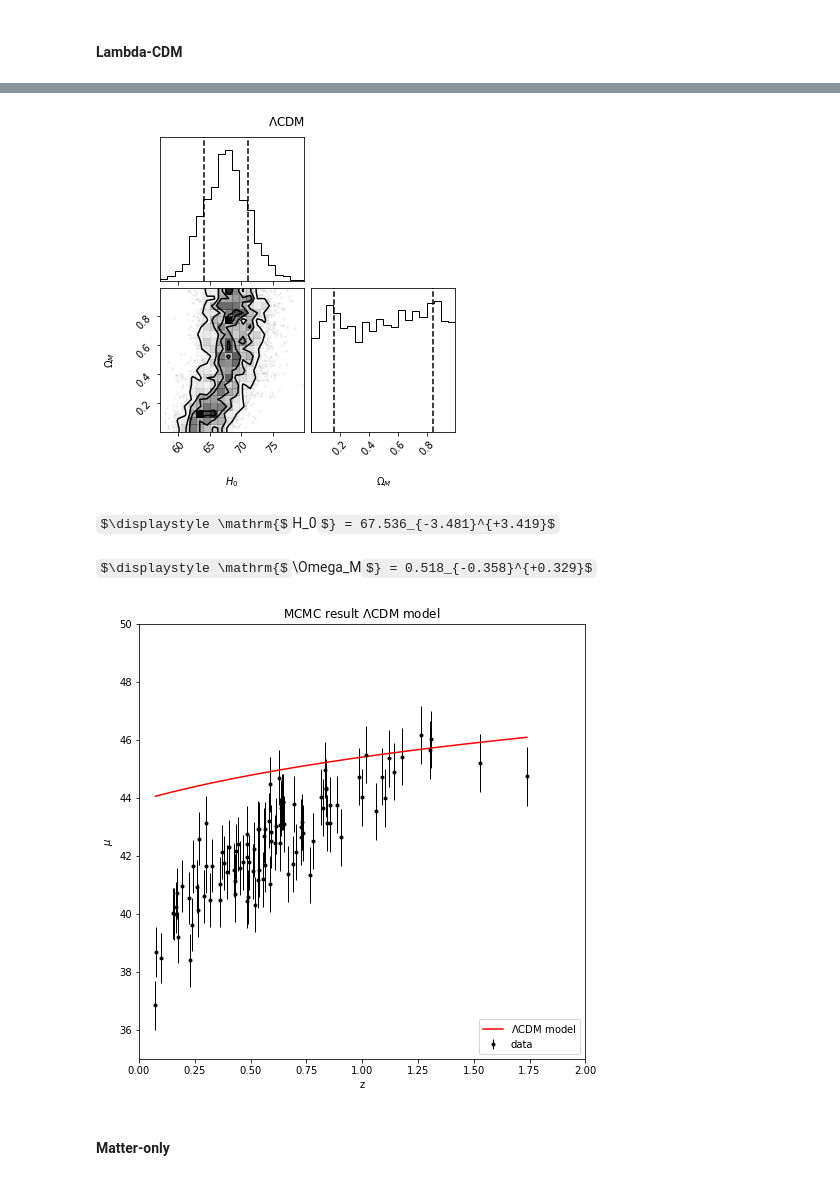
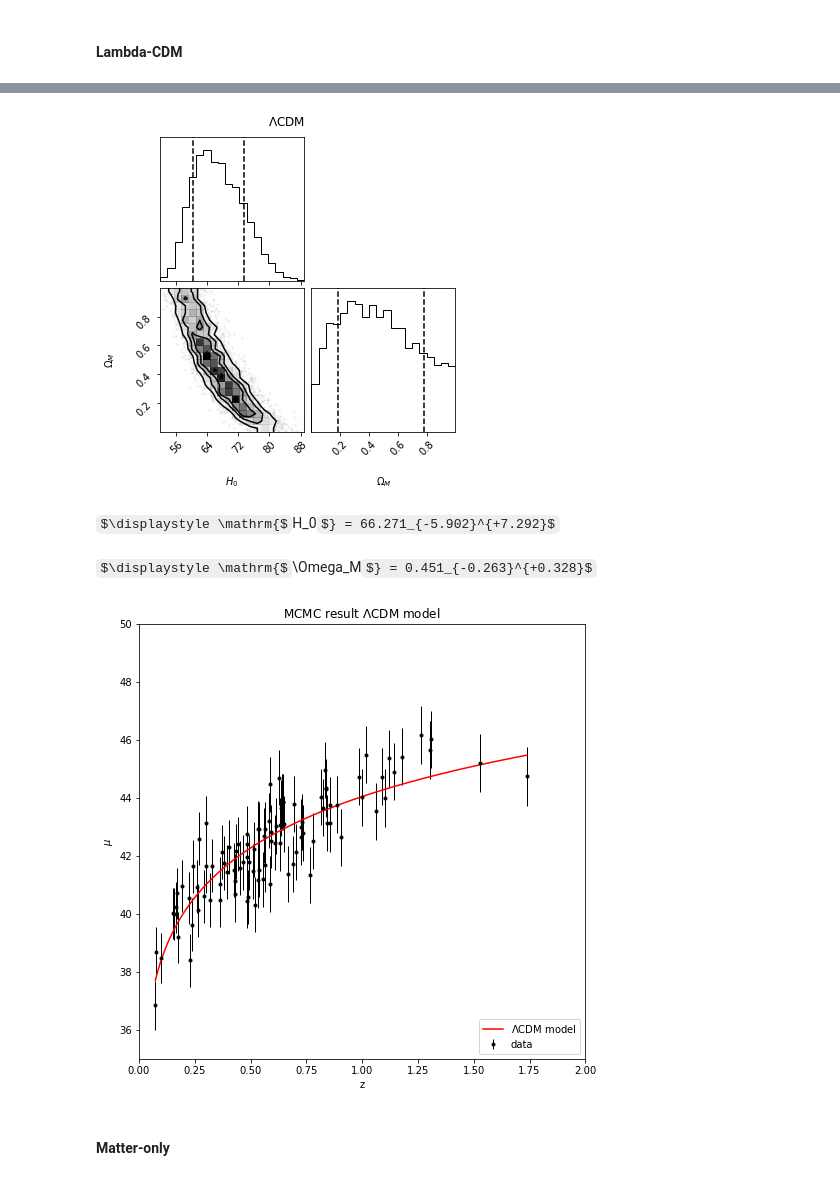
Before and after one commit to ludovicobizzarri/astrostatistics_bicocca_2024, a Jupyter notebook: working/Lesson 18/SN and redshift part 2.ipynb, the cells around one changed output, grey strips where cells are left out. Saved outputs shown, nothing was run; the diff lists cells and outputs as text; code cells hidden in the pictures; some formulas as TeX source.

```diff
--- a/working/Lesson 18/SN and redshift part 2.ipynb
+++ b/working/Lesson 18/SN and redshift part 2.ipynb
@@ -106,14 +106,13 @@ def error_func(y_true, y_m,sigma_y):
     N = len(y_true)
     return np.sqrt(1/N * np.sum((y_true-y_m)**2/sigma_y**2)) # implement the division by the sigma?
 # %%
-ls_range = np.linspace(0.01,20,200)
+ls_range = np.linspace(0.01,20,100)
 
 err_cv = np.zeros(len(ls_range))
 err_train = np.zeros(len(ls_range))
 
 for ls,i in zip(ls_range,np.arange(0,len(ls_range))):
-    kernel = RBF(length_scale=ls,length_scale_bounds='fixed')
-    model = GaussianProcessRegressor(kernel=kernel)
+    kernel = ConstantKernel() + RBF(length_scale=ls,length_scale_bounds='fixed')
     # cross validation
     loo = LeaveOneOut() # sample splitting
 
@@ -122,6 +121,7 @@ for ls,i in zip(ls_range,np.arange(0,len(ls_range))):
 
     # iterating over the n_splits
     for train, test in loo.split(X):
+        model = GaussianProcessRegressor(kernel=kernel,alpha=(dmu[train])**2)
 
         # define the model given the splitted data
         model.fit(X[train],y[train])
@@ -165,6 +165,6 @@ Best ls: 1.1149748743718593
 # %%
-best_kernel = RBF(length_scale=best_ls,length_scale_bounds='fixed')
-gp_best = GaussianProcessRegressor(kernel=best_kernel)
+best_kernel = ConstantKernel(1) + RBF(best_ls, length_scale_bounds='fixed')
+gp_best = GaussianProcessRegressor(kernel=best_kernel,alpha=(dmu)**2)
 gp_best.fit(X,y)
 
 X_grid = np.linspace(z_sample.min(),z_sample.max(),1000)[:,np.newaxis]
@@ -176,7 +176,10 @@ fig = plt.figure(figsize=(8,8))
 plt.plot(X_grid[:,0], y_pred[:,0], '-', color='gray')
 
 plt.fill_between(X_grid[:,0], y_pred[:,0]-dy_pred, y_pred[:,0]+dy_pred,
-                color='gray', alpha=0.3)
+                color='red', alpha=0.3,label='$1-\sigma$')
+
+plt.fill_between(X_grid[:,0], y_pred[:,0]-2*dy_pred, y_pred[:,0]+2*dy_pred,
+                color='yellow', alpha=0.3,label='$2-\sigma$')
 
 plt.errorbar(z_sample, mu_sample, dmu, fmt='.k', ecolor='black', lw=1,label='data')
 plt.xlabel("z")
@@ -213,3 +216,9 @@ cosmo = FlatLambdaCDM(H0=70, Om0=0.3, Tcmb0=2.725)
 print(cosmo)
 # %% [output]
 FlatLambdaCDM(H0=70.0 km / (Mpc s), Om0=0.3, Tcmb0=2.725 K, Neff=3.04, m_nu=[0. 0. 0.] eV, Ob0=None)
+# %%
+def dist_mod_LCDM(params,z):
+    H0 = params[0] * u.km / u.s / u.Mpc
+    Om_M = params[1]
+
+    return FlatLambdaCDM(H0=H0,Om0=Om_M).distmod(z).value
@@ -274,6 +289,6 @@ np.random.seed(0)
 starting_guesses = np.array([70,0.3])+1e-3*np.random.randn(nwalkers, ndim)
 
 # run the MCMC:
-sampler_LCDM_emcee = emcee.EnsembleSampler(nwalkers, ndim, log_posterior, args=(data_fit,mu_z_flatLCDM))
+sampler_LCDM_emcee = emcee.EnsembleSampler(nwalkers, ndim, log_posterior, args=(data_fit,dist_mod_LCDM))
 sampler_LCDM_emcee.run_mcmc(starting_guesses, nsteps,progress=True)
 # %% [output]
@@ -324,7 +339,7 @@ Text(0.5, 1.0, '$\\Lambda$CDM')
 fig = corner.corner(chain_LCDM_emcee, labels=labels,quantiles=(0.16, 0.84));
 _ = fig.suptitle("$\Lambda$CDM")
 # %% [output]
-[figure, old version]
+[figure, new version]
 # %%
 from IPython.display import display, Math
 
@@ -338,22 +353,22 @@ for i in range(2):
     display(Math(txt))
     params_fit_LCDM[i] = mcmc[1]
 # %% [output]
-$\displaystyle \mathrm{$H_0$} = 67.536_{-3.481}^{+3.419}$
+$\displaystyle \mathrm{$H_0$} = 66.271_{-5.902}^{+7.292}$
-$\displaystyle \mathrm{$\Omega_M$} = 0.518_{-0.358}^{+0.329}$
+$\displaystyle \mathrm{$\Omega_M$} = 0.451_{-0.263}^{+0.328}$
 # %%
 fig = plt.figure(figsize=(8,8))
 
-plt.plot(X_grid[:,0],mu_z_flatLCDM(params_fit_LCDM,X_grid[:,0]),color='red',label='$\Lambda$CDM model')
+plt.plot(X_grid[:,0],dist_mod_LCDM(params_fit_LCDM,X_grid[:,0]),color='red',label='$\Lambda$CDM model')
 
 plt.errorbar(z_sample, mu_sample, dmu, fmt='.k', ecolor='black', lw=1,label='data')
 plt.xlabel("z")
 plt.ylabel("$\mu$")
 plt.title('MCMC result $\Lambda$CDM model')
 plt.legend(loc='lower right')
 plt.xlim(0,2)
 plt.ylim(35,50);
 # %% [output]
-[figure, old version]
+[figure, new version]
 # %% [markdown]
 #### Matter-only
 # %%
```
Also changed, not shown: parts of 32 cells of this notebook.
